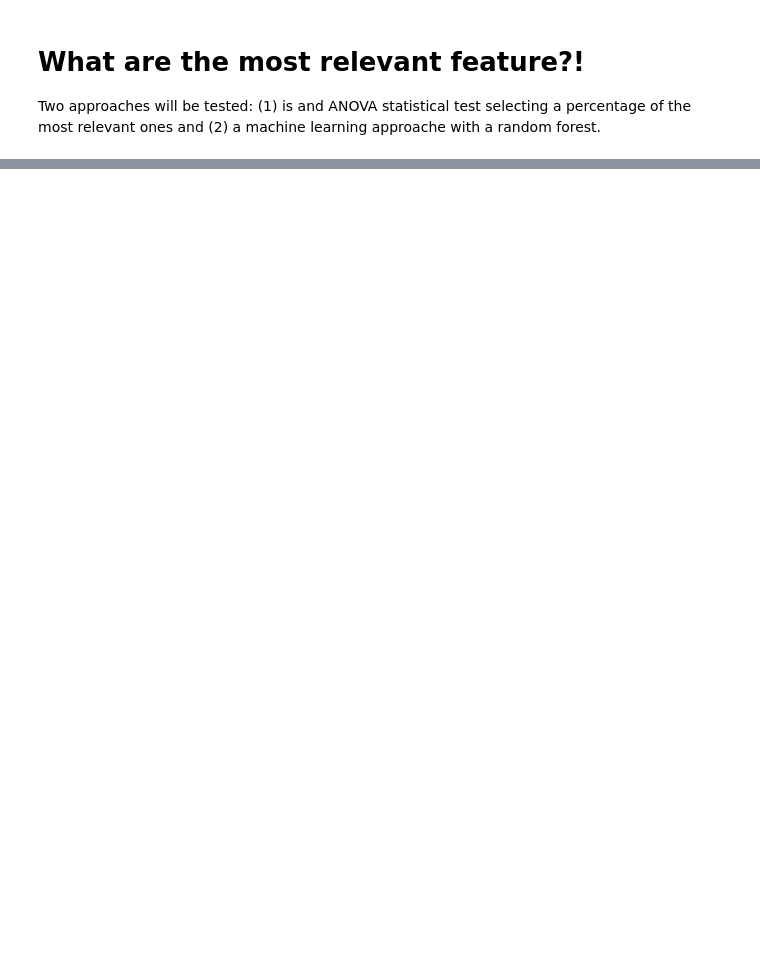
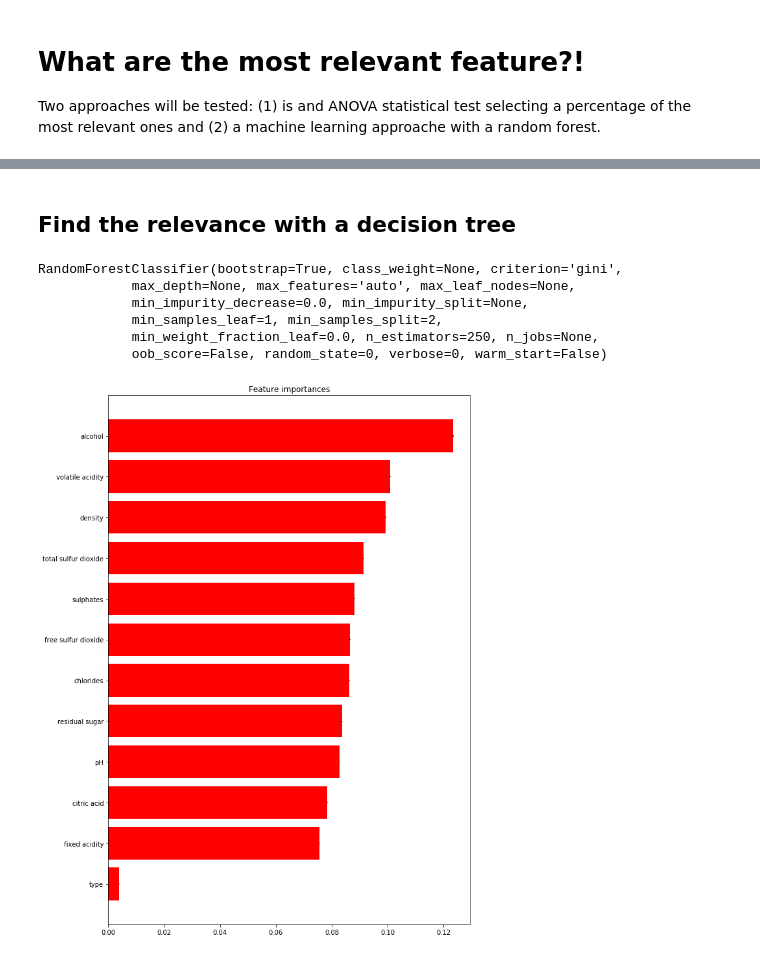
Before and after one commit to navarmn/CognitivoAI-test, a Jupyter notebook: notebooks/analyses-02.ipynb, the cells around one changed output, grey strips where cells are left out. Drawn from its saved outputs; the diff is of its cells as text; code cells hidden in the pictures; blank space fills up the shorter version.

```diff
--- a/notebooks/analyses-02.ipynb
+++ b/notebooks/analyses-02.ipynb
@@ -191,0 +219,2 @@ plt.gca().invert_yaxis()
+# %% [markdown]
+## Find the relevance with a decision tree
@@ -191,0 +223,30 @@ plt.gca().invert_yaxis()
+# %%
+# Build a forest and compute the feature importances
+forest = RandomForestClassifier(n_estimators=250,
+                              random_state=0)
+# %%
+forest.fit(features, labels.values.ravel())
+# %% [output]
+RandomForestClassifier(bootstrap=True, class_weight=None, criterion='gini',
+            max_depth=None, max_features='auto', max_leaf_nodes=None,
+            min_impurity_decrease=0.0, min_impurity_split=None,
+            min_samples_leaf=1, min_samples_split=2,
+            min_weight_fraction_leaf=0.0, n_estimators=250, n_jobs=None,
+            oob_score=False, random_state=0, verbose=0, warm_start=False)
+# %%
+importances = forest.feature_importances_
+std = np.std([tree.feature_importances_ for tree in forest.estimators_],
+             axis=0)
+indices = np.argsort(importances)[::-1]
+feature_names = features.columns
+# %%
+# Plot the feature importances of the forest
+plt.figure(figsize=(10,15))
+plt.title("Feature importances")
+ax = plt.barh(range(features.shape[1]), importances[indices],
+       color="r", yerr=std[indices], align="center")
+plt.yticks(range(features.shape[1]), feature_names[indices])
+plt.gca().invert_yaxis()
+plt.show()
+# %% [output]
+[figure, added]
```
Also changed, not shown: parts of 14 cells of this notebook.
